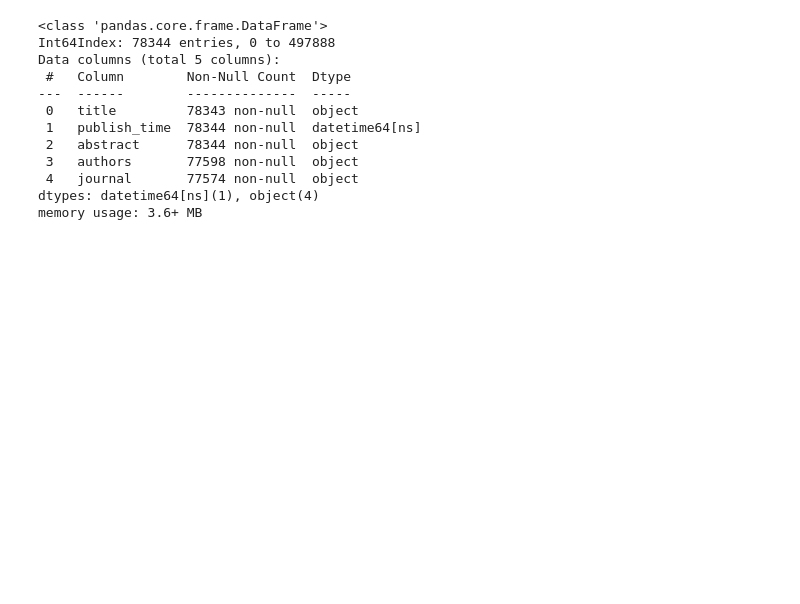
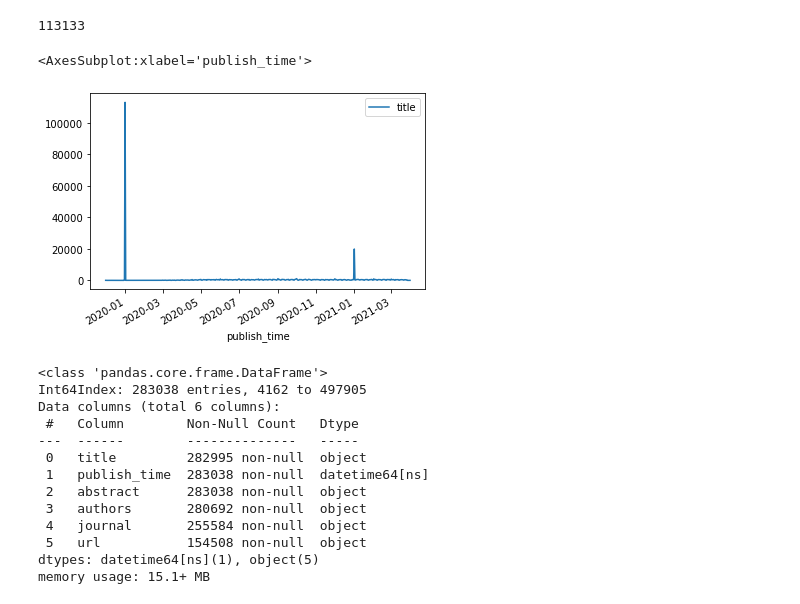
Before and after one commit to nehelmalhotra/Covid-Analysis-and-Document-Clustering, a Jupyter notebook: Final_project.ipynb, the cells around one changed output. Cells and saved outputs as stored; diff of their text form; code cells hidden in the pictures; blank space fills up the shorter version.

```diff
--- a/Final_project.ipynb
+++ b/Final_project.ipynb
@@ -15,0 +97,5 @@ df.head(2)
+# %%
+#This articles can be removed, furthermore unused columns are also removed below
+df = df[df['publish_time'] > pd.Timestamp(2019,11,30)]
+df = df[df['publish_time'] < pd.Timestamp(2021,4,1)]
+df = df[['title','publish_time','abstract','authors','journal','url']]
@@ -67,4 +129,0 @@ df[df['publish_time'] < pd.Timestamp(2019,1,1)].shape[0]
-# %%
-#This data can be removed, furthermore unused columns are also removed below
-df = df[df['publish_time'] < pd.Timestamp(2019,10,1)]
-df = df[['title','publish_time','abstract','authors','journal']]
@@ -72,0 +132,2 @@ df.dropna(subset=['abstract'],inplace=True)
+# %%
+df_dates = df.groupby('publish_time').count()['title'].reset_index()
@@ -73,15 +150,26 @@ df.dropna(subset=['abstract'],inplace=True)
+# %%
+df_dates['title'].max()
+# %% [output]
+113133
+# %%
+#It is interesting to note that disproportionate amount of new research papers are released on the new years day
+df_dates.plot(x="publish_time",y="title")
+# %% [output]
+<AxesSubplot:xlabel='publish_time'>
+[figure, added]
 # %%
 df.info()
 # %% [output]
 <class 'pandas.core.frame.DataFrame'>
-Int64Index: 78344 entries, 0 to 497888
-Data columns (total 5 columns):
- #   Column        Non-Null Count  Dtype
----  ------        --------------  -----
- 0   title         78343 non-null  object
- 1   publish_time  78344 non-null  datetime64[ns]
- 2   abstract      78344 non-null  object
- 3   authors       77598 non-null  object
- 4   journal       77574 non-null  object
-dtypes: datetime64[ns](1), object(4)
-memory usage: 3.6+ MB
+Int64Index: 283038 entries, 4162 to 497905
+Data columns (total 6 columns):
+ #   Column        Non-Null Count   Dtype
+---  ------        --------------   -----
+ 0   title         282995 non-null  object
+ 1   publish_time  283038 non-null  datetime64[ns]
+ 2   abstract      283038 non-null  object
+ 3   authors       280692 non-null  object
+ 4   journal       255584 non-null  object
+ 5   url           154508 non-null  object
+dtypes: datetime64[ns](1), object(5)
+memory usage: 15.1+ MB
```
Also changed, not shown: parts of 42 cells of this notebook.
